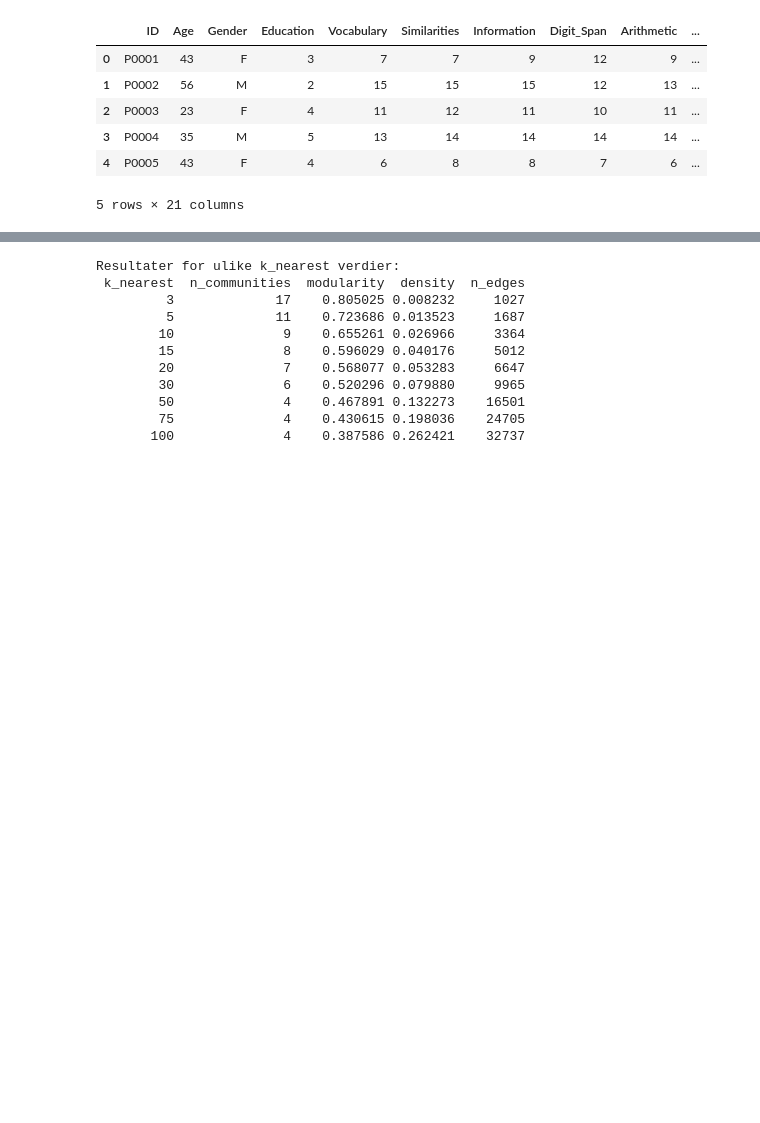
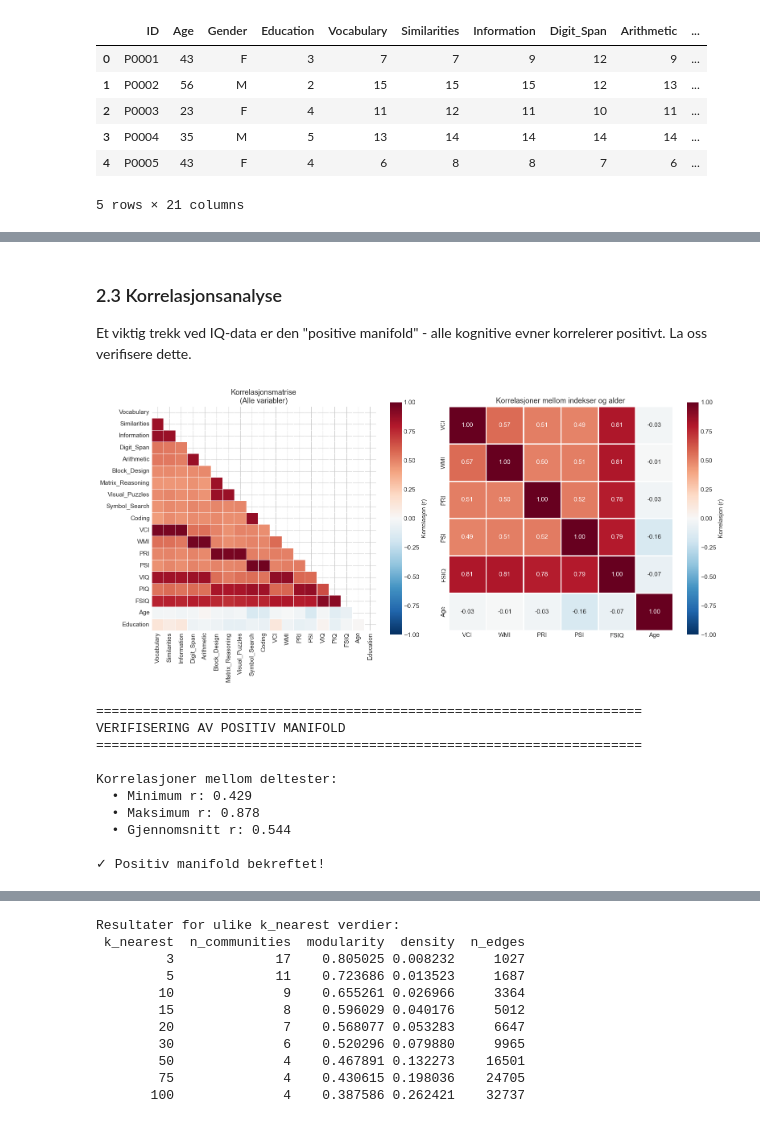
Before and after one commit to arvidl/ELMED219-2026, a Jupyter notebook: Lab1-NetworkSci-PSN/notebooks/04-pasient_likhetsnettverk_IQ_losninger.ipynb, the cells around one changed output, grey strips where cells are left out. Cells and saved outputs as stored; diff of their text form; code cells hidden in the pictures; blank space fills up the shorter version.

```diff
--- a/Lab1-NetworkSci-PSN/notebooks/04-pasient_likhetsnettverk_IQ_losninger.ipynb
+++ b/Lab1-NetworkSci-PSN/notebooks/04-pasient_likhetsnettverk_IQ_losninger.ipynb
@@ -235,0 +520,61 @@ Vi systematisk tester ulike verdier av `k_nearest` og observerer effekten på:
+# %% [markdown]
+### 2.3 Korrelasjonsanalyse
+
+Et viktig trekk ved IQ-data er den "positive manifold" - alle kognitive evner korrelerer positivt. La oss verifisere dette.
+# %%
+# ============================================================================
+# EDA STEG 5: Korrelasjonsanalyse
+# ============================================================================
+
+# Velg relevante variabler for korrelasjonsmatrise
+corr_vars = ALL_SUBTESTS + ['VCI', 'WMI', 'PRI', 'PSI', 'VIQ', 'PIQ', 'FSIQ', 'Age', 'Education']
+corr_matrix = df[corr_vars].corr()
+
+# Visualisering
+fig, axes = plt.subplots(1, 2, figsize=(16, 7))
+
+# Full korrelasjonsmatrise
+ax1 = axes[0]
+mask = np.triu(np.ones_like(corr_matrix, dtype=bool))
+sns.heatmap(corr_matrix, mask=mask, annot=False, cmap='RdBu_r', center=0,
+            square=True, linewidths=0.5, vmin=-1, vmax=1, ax=ax1,
+            cbar_kws={'label': 'Korrelasjon (r)'})
+ax1.set_title('Korrelasjonsmatrise\n(Alle variabler)')
+
+# Kun indekser (mer lesbar)
+ax2 = axes[1]
+index_corr = df[['VCI', 'WMI', 'PRI', 'PSI', 'FSIQ', 'Age']].corr()
+sns.heatmap(index_corr, annot=True, fmt='.2f', cmap='RdBu_r', center=0,
+            square=True, linewidths=1, vmin=-1, vmax=1, ax=ax2,
+            cbar_kws={'label': 'Korrelasjon (r)'})
+ax2.set_title('Korrelasjoner mellom indekser og alder')
+
+plt.tight_layout()
+plt.show()
+
+# Sjekk for positiv manifold
+print("\n" + "="*70)
+print("VERIFISERING AV POSITIV MANIFOLD")
+print("="*70)
+subtest_corr = df[ALL_SUBTESTS].corr()
+min_corr = subtest_corr.values[np.triu_indices(len(ALL_SUBTESTS), k=1)].min()
+max_corr = subtest_corr.values[np.triu_indices(len(ALL_SUBTESTS), k=1)].max()
+mean_corr = subtest_corr.values[np.triu_indices(len(ALL_SUBTESTS), k=1)].mean()
+
+print(f"\nKorrelasjoner mellom deltester:")
+print(f"  • Minimum r: {min_corr:.3f}")
+print(f"  • Maksimum r: {max_corr:.3f}")
+print(f"  • Gjennomsnitt r: {mean_corr:.3f}")
+print(f"\n✓ Positiv manifold bekreftet!" if min_corr > 0 else "⚠️ Noen negative korrelasjoner funnet")
+# %% [output]
+[figure, added]
+======================================================================
+VERIFISERING AV POSITIV MANIFOLD
+======================================================================
+
+Korrelasjoner mellom deltester:
+  • Minimum r: 0.429
+  • Maksimum r: 0.878
+  • Gjennomsnitt r: 0.544
+
+✓ Positiv manifold bekreftet!
```
Also changed, not shown: parts of 32 cells of this notebook, 3 other files.
